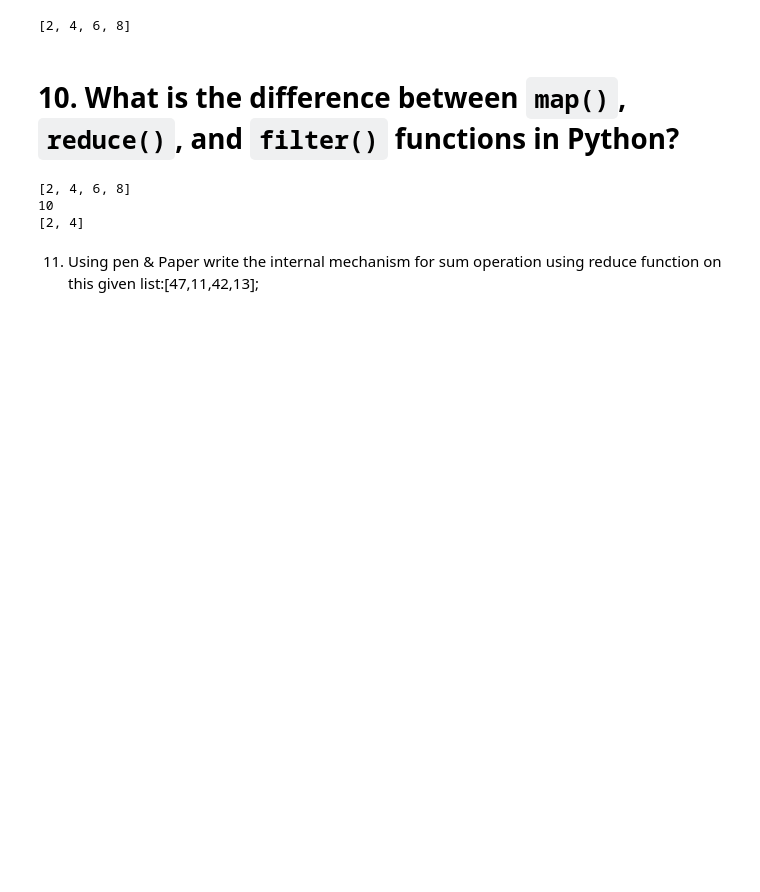
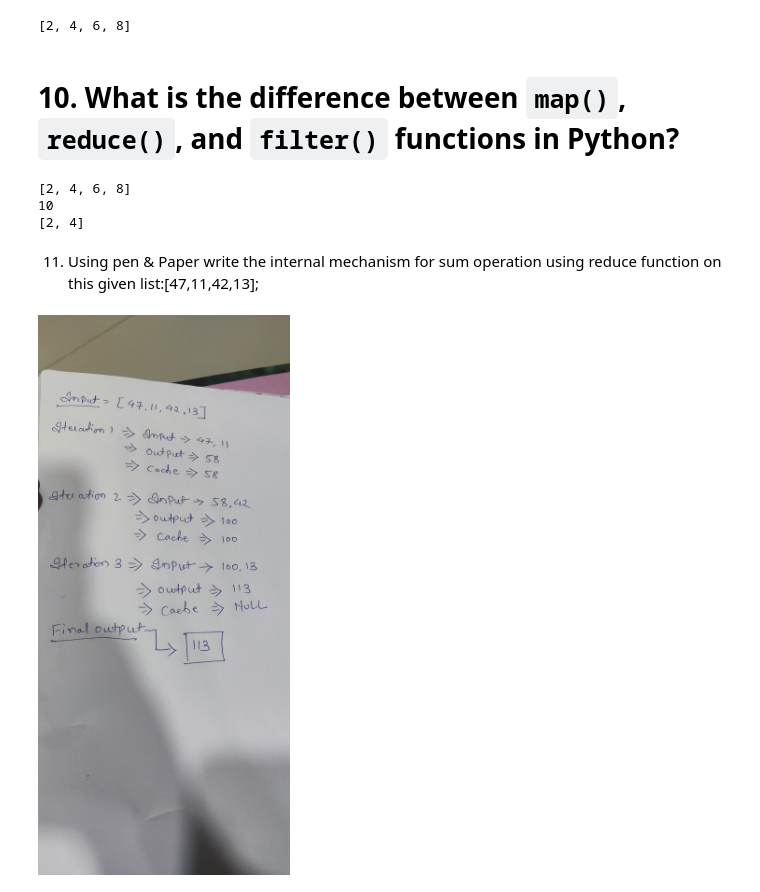
Before and after one commit to abhishekthakur666/PWPythonFunctionAssignment, a Jupyter notebook: PWSkillsFunctionsTheory.ipynb, the cells around one changed output. Cells and saved outputs as stored; diff of their text form; code cells hidden in the pictures; blank space fills up the shorter version.

```diff
--- a/PWSkillsFunctionsTheory.ipynb
+++ b/PWSkillsFunctionsTheory.ipynb
@@ -273,0 +272,5 @@ list:[47,11,42,13];
+# %%
+from IPython.display import Image
+Image('ReducePython.jpg', width=800, height=800)
+# %% [output]
+[figure, added]
```
Also changed, not shown: parts of 1 cell of this notebook.
